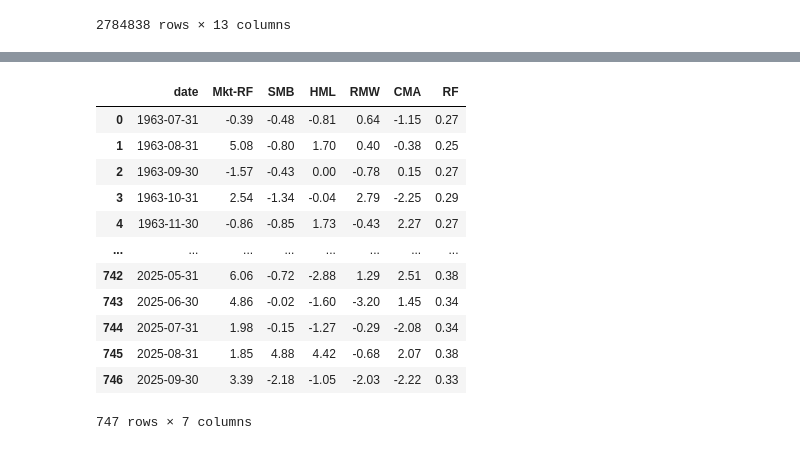
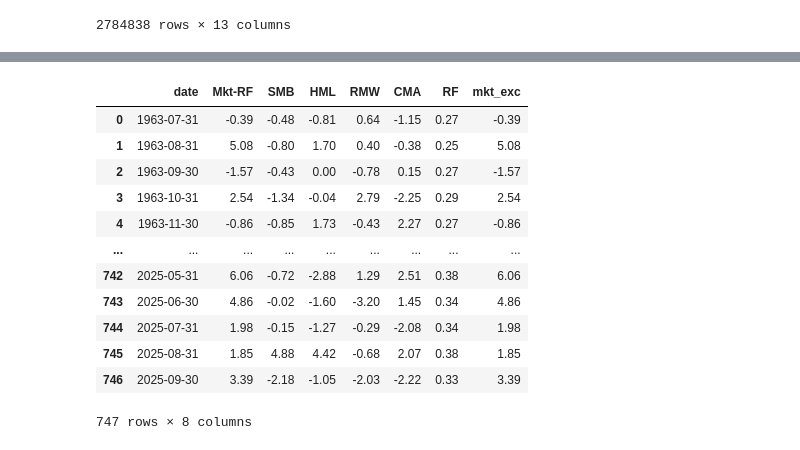
Before and after one commit to yuxinl915/10701_proj_macro_var_selection, a Jupyter notebook: FamaFrenchBaseline.ipynb, the cells around one changed output, grey strips where cells are left out. Drawn from its saved outputs; the diff is of its cells as text; code cells hidden in the pictures.

```diff
--- a/FamaFrenchBaseline.ipynb
+++ b/FamaFrenchBaseline.ipynb
@@ -40,22 +43,24 @@ macro_vars
 # %%
 ## Fama French portfolios - for market return and model risk-factor decomposition (if wanted)
 FF_portfolios = pd.read_csv("F-F_Research_Data_5_Factors_2x3.csv", skiprows = 4, nrows=747)
 FF_portfolios['date'] = pd.to_datetime(FF_portfolios['date'].astype(str), format='%Y%m')
 FF_portfolios['date'] = FF_portfolios['date'].dt.to_period('M').dt.to_timestamp('M').dt.strftime('%Y-%m-%d')
+FF_portfolios['date'] = pd.to_datetime(FF_portfolios['date'])
+FF_portfolios['mkt_exc'] = FF_portfolios['Mkt-RF']
 FF_portfolios
 # %% [output]
-|  | date | Mkt-RF | SMB | HML | RMW | CMA | RF |
-| 0 | 1963-07-31 | -0.39 | -0.48 | -0.81 | 0.64 | -1.15 | 0.27 |
-| 1 | 1963-08-31 | 5.08 | -0.80 | 1.70 | 0.40 | -0.38 | 0.25 |
-| 2 | 1963-09-30 | -1.57 | -0.43 | 0.00 | -0.78 | 0.15 | 0.27 |
-| 3 | 1963-10-31 | 2.54 | -1.34 | -0.04 | 2.79 | -2.25 | 0.29 |
-| 4 | 1963-11-30 | -0.86 | -0.85 | 1.73 | -0.43 | 2.27 | 0.27 |
-| ... | ... | ... | ... | ... | ... | ... | ... |
-| 742 | 2025-05-31 | 6.06 | -0.72 | -2.88 | 1.29 | 2.51 | 0.38 |
-| 743 | 2025-06-30 | 4.86 | -0.02 | -1.60 | -3.20 | 1.45 | 0.34 |
-| 744 | 2025-07-31 | 1.98 | -0.15 | -1.27 | -0.29 | -2.08 | 0.34 |
-| 745 | 2025-08-31 | 1.85 | 4.88 | 4.42 | -0.68 | 2.07 | 0.38 |
-| 746 | 2025-09-30 | 3.39 | -2.18 | -1.05 | -2.03 | -2.22 | 0.33 |
+|  | date | Mkt-RF | SMB | HML | RMW | CMA | RF | mkt_exc |
+| 0 | 1963-07-31 | -0.39 | -0.48 | -0.81 | 0.64 | -1.15 | 0.27 | -0.39 |
+| 1 | 1963-08-31 | 5.08 | -0.80 | 1.70 | 0.40 | -0.38 | 0.25 | 5.08 |
+| 2 | 1963-09-30 | -1.57 | -0.43 | 0.00 | -0.78 | 0.15 | 0.27 | -1.57 |
+| 3 | 1963-10-31 | 2.54 | -1.34 | -0.04 | 2.79 | -2.25 | 0.29 | 2.54 |
+| 4 | 1963-11-30 | -0.86 | -0.85 | 1.73 | -0.43 | 2.27 | 0.27 | -0.86 |
+| ... | ... | ... | ... | ... | ... | ... | ... | ... |
+| 742 | 2025-05-31 | 6.06 | -0.72 | -2.88 | 1.29 | 2.51 | 0.38 | 6.06 |
+| 743 | 2025-06-30 | 4.86 | -0.02 | -1.60 | -3.20 | 1.45 | 0.34 | 4.86 |
+| 744 | 2025-07-31 | 1.98 | -0.15 | -1.27 | -0.29 | -2.08 | 0.34 | 1.98 |
+| 745 | 2025-08-31 | 1.85 | 4.88 | 4.42 | -0.68 | 2.07 | 0.38 | 1.85 |
+| 746 | 2025-09-30 | 3.39 | -2.18 | -1.05 | -2.03 | -2.22 | 0.33 | 3.39 |
-747 rows × 7 columns
+747 rows × 8 columns
 # %%
 data_full = base_vars.merge(macro_vars, left_on='eom', right_on='date')
```
Also changed, not shown: parts of 23 cells of this notebook, 2 other files.
